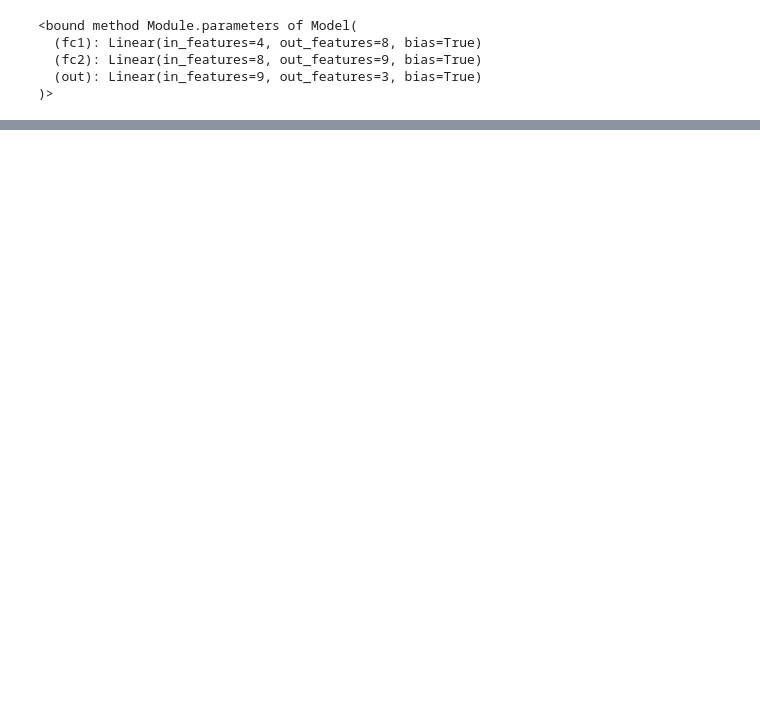
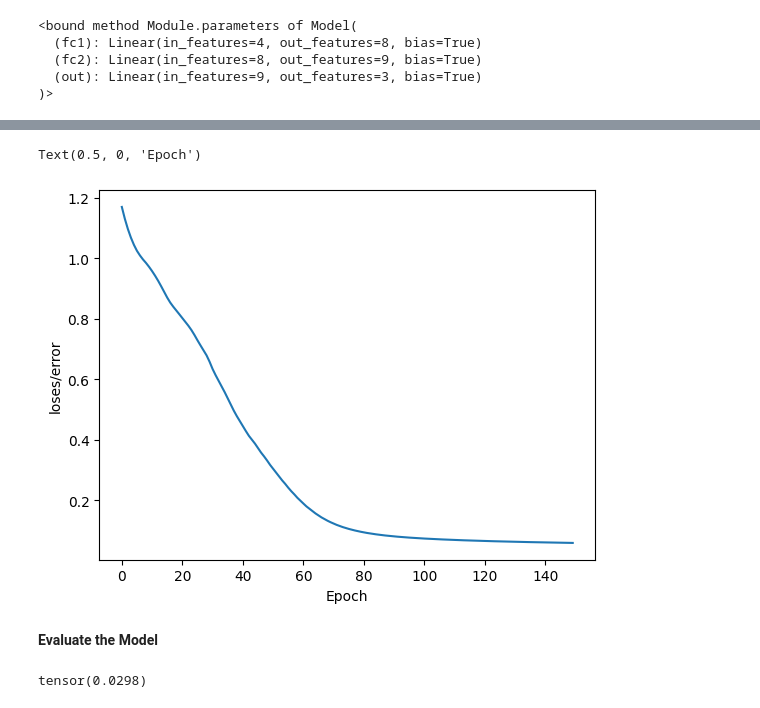
Before and after one commit to thlavlu/MLProject, a Jupyter notebook: NeuralNetworkProject.ipynb, the cells around one changed output, grey strips where cells are left out. Drawn from its saved outputs; the diff is of its cells as text; code cells hidden in the pictures; blank space fills up the shorter version.

```diff
--- a/NeuralNetworkProject.ipynb
+++ b/NeuralNetworkProject.ipynb
@@ -99,9 +99,10 @@ y = y.values
 from sklearn.model_selection import train_test_split
 # %%
 X_train, X_test, y_train, y_test = train_test_split(X,y, test_size = 0.2, random_state= 43)
-# %%
-X_train  = torch.FloatTensor(X_train)
-X_test  = torch.FloatTensor(X_test)
 # %%
+# Convert NumPy arrays to PyTorch tensors
+y_train = torch.tensor(y_train)
+y_test = torch.tensor(y_test)
+# Cast the tensors to LongTensor
 y_train = y_train.type(torch.LongTensor)
 y_test = y_test.type(torch.LongTensor)
@@ -150,0 +157,9 @@ Epoch: 149 and loss: 0.04323622211813927
+# %%
+plt.plot(range(epochs),losses)
+plt.ylabel("loses/error")
+plt.xlabel('Epoch')
+# %% [output]
+Text(0.5, 0, 'Epoch')
+[figure, added]
+# %% [markdown]
+**Evaluate the Model**
@@ -150,0 +170,4 @@ Epoch: 149 and loss: 0.04323622211813927
+# %%
+loss
+# %% [output]
+tensor(0.0298)
```
Also changed, not shown: parts of 7 cells of this notebook.
